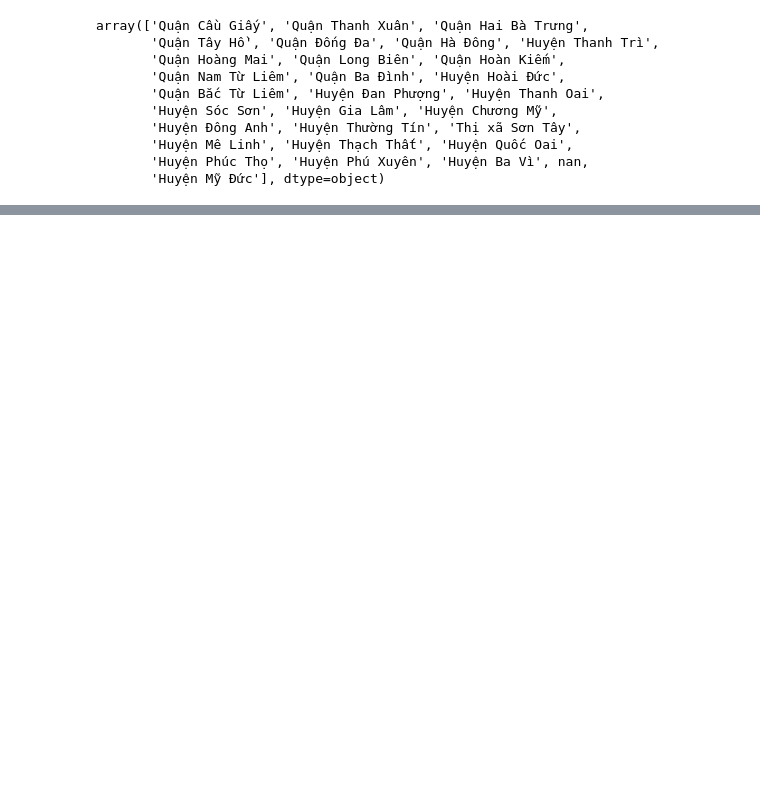
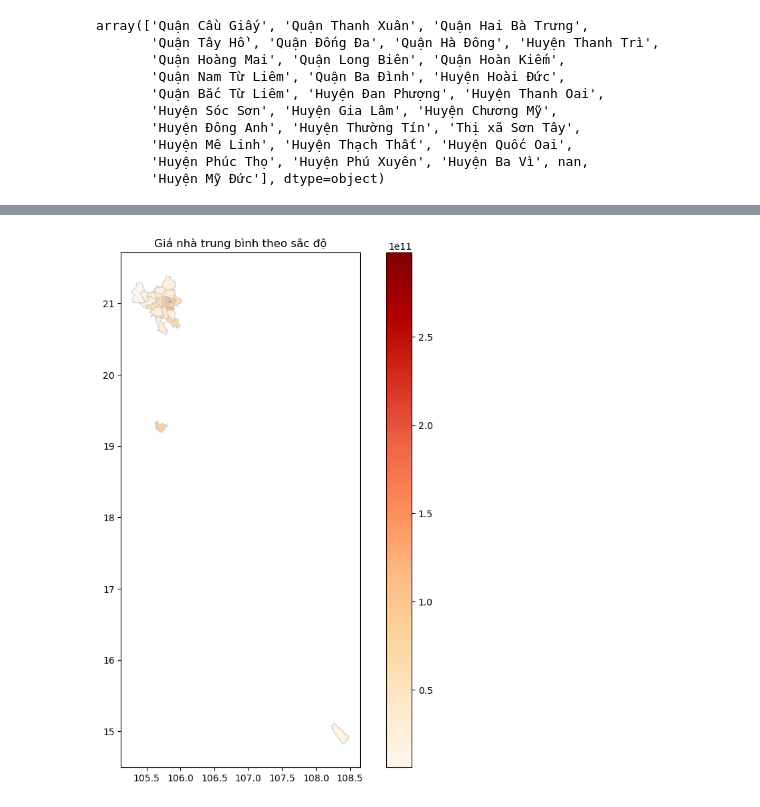
Before and after one commit to DataVisualizationGroup22/DataVisualization-FinalProject, a Jupyter notebook: lmao.ipynb, the cells around one changed output, grey strips where cells are left out. Cells and saved outputs as stored; diff of their text form; code cells hidden in the pictures; blank space fills up the shorter version.

```diff
--- a/lmao.ipynb
+++ b/lmao.ipynb
@@ -67,0 +58,3 @@ False
+# %%
+lmao = data.groupby('Quận')['Giá'].mean().reset_index()
+lmao
@@ -67,0 +79,5 @@ False
+# %%
+gdf = gpd.read_file('diaphanhuyen\Dia_phan_Huyen.shp')
+gdf = gdf[['Ten_Huyen', 'geometry']]
+gdf = gdf.rename(columns={'Ten_Huyen': 'Quận'})
+gdf.head()
@@ -67,0 +91,3 @@ False
+# %%
+lmao = lmao.merge(gdf, on='Quận', how='left')
+lmao
@@ -67,0 +112,3 @@ False
+# %%
+lmao = gpd.GeoDataFrame(lmao[['Giá', 'geometry']])
+lmao
@@ -67,0 +133,8 @@ False
+# %%
+# Vẽ bản đồ
+fig, ax = plt.subplots(figsize=(10, 10))
+lmao.plot(column='Giá', cmap='OrRd', linewidth=0.8, ax=ax, edgecolor='0.8', legend=True)
+ax.set_title('Giá nhà trung bình theo sắc độ')
+plt.show()
+# %% [output]
+[figure, added]
```
Also changed, not shown: parts of 12 cells of this notebook, 2 other files.
